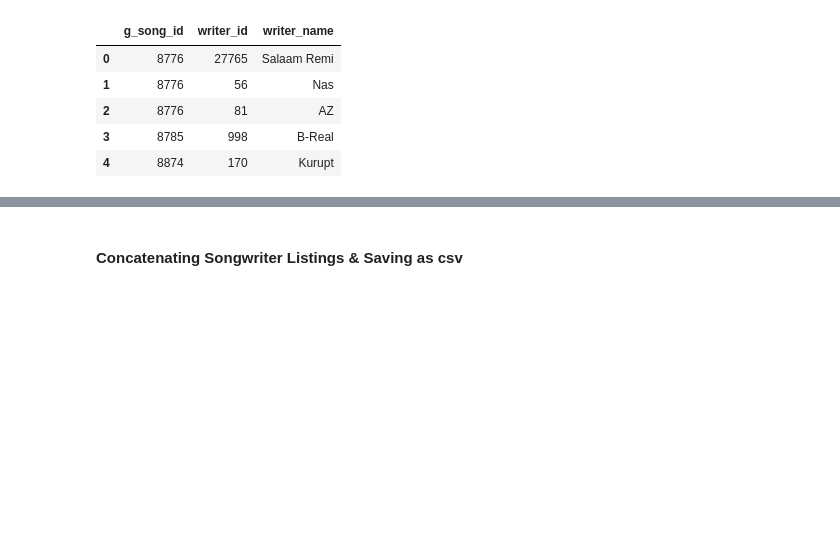
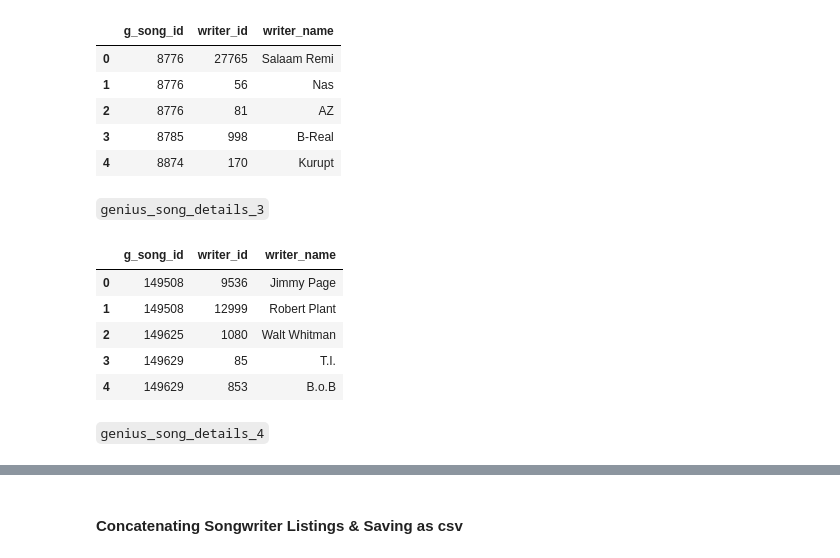
Before and after one commit to jonjohnsontc/songwriter-graph, a Jupyter notebook: notebooks/matching_genius_spotify.ipynb, the cells around one changed output, grey strips where cells are left out. Drawn from its saved outputs; the diff is of its cells as text; code cells hidden in the pictures; blank space fills up the shorter version.

Commit message:
various genius csv files added

```diff
--- a/notebooks/matching_genius_spotify.ipynb
+++ b/notebooks/matching_genius_spotify.ipynb
@@ -14,3 +14,6 @@ with open('../data/genius_song_details_1.json', 'r') as f:
 # %%
 with open('../data/genius_song_details_2.json', 'r') as f:
     genius_song_details_2 = json.load(f)
+# %%
+with open('../data/genius_song_details_3.json', 'r') as f:
+    genius_song_details_3 = json.load(f)
@@ -60,9 +75,10 @@ def songwriters_tolist(song_details):
     writer_list = []
     for entry in song_details:
         if isinstance(entry, dict):
-            g_song_id = entry['response']['song']['id']
-            for writer in entry['response']['song']['writer_artists']:
-                writer_list.append({'g_song_id':g_song_id, 'writer_name':writer['name'], 'writer_id':writer['id']})
+            if 'response' in entry.keys():
+                g_song_id = entry['response']['song']['id']
+                for writer in entry['response']['song']['writer_artists']:
+                    writer_list.append({'g_song_id':g_song_id, 'writer_name':writer['name'], 'writer_id':writer['id']})
     return writer_list
 # %% [markdown]
 ##### `genius_song_details_1`
@@ -96,3 +112,17 @@ songwriter_df_2.head()
 | 2 | 8776 | 81 | AZ |
 | 3 | 8785 | 998 | B-Real |
 | 4 | 8874 | 170 | Kurupt |
+# %% [markdown]
+`genius_song_details_3`
+# %%
+genius_songwriters_3 = songwriters_tolist(genius_song_details_3)
+# %%
+songwriter_df_3 = pd.DataFrame(genius_songwriters_3)
+songwriter_df_3.head()
+# %% [output]
+|  | g_song_id | writer_id | writer_name |
+| 0 | 149508 | 9536 | Jimmy Page |
+| 1 | 149508 | 12999 | Robert Plant |
+| 2 | 149625 | 1080 | Walt Whitman |
+| 3 | 149629 | 85 | T.I. |
+| 4 | 149629 | 853 | B.o.B |
@@ -98,0 +131,2 @@ songwriter_df_2.head()
+# %% [markdown]
+`genius_song_details_4`
```
Also changed, not shown: parts of 44 cells of this notebook, 10 other files.
